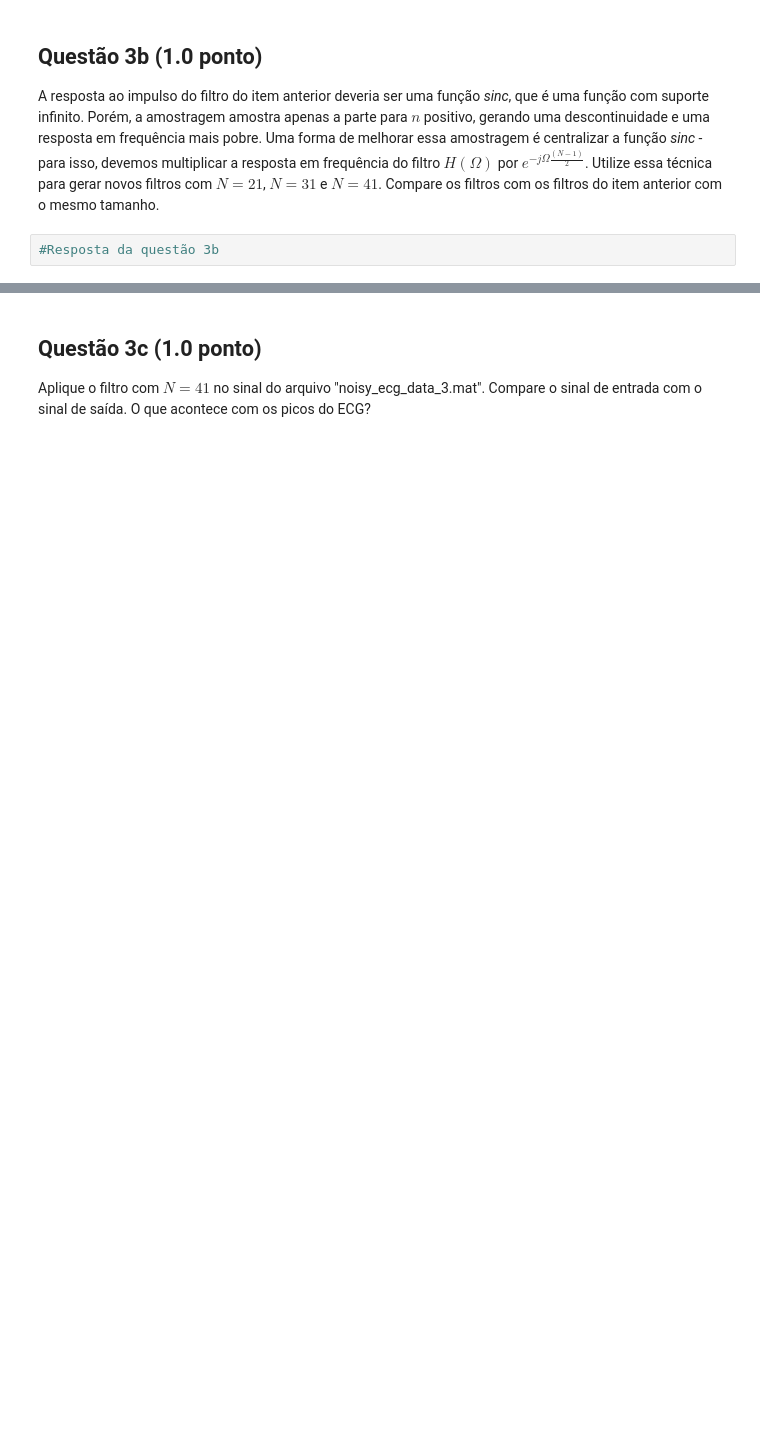
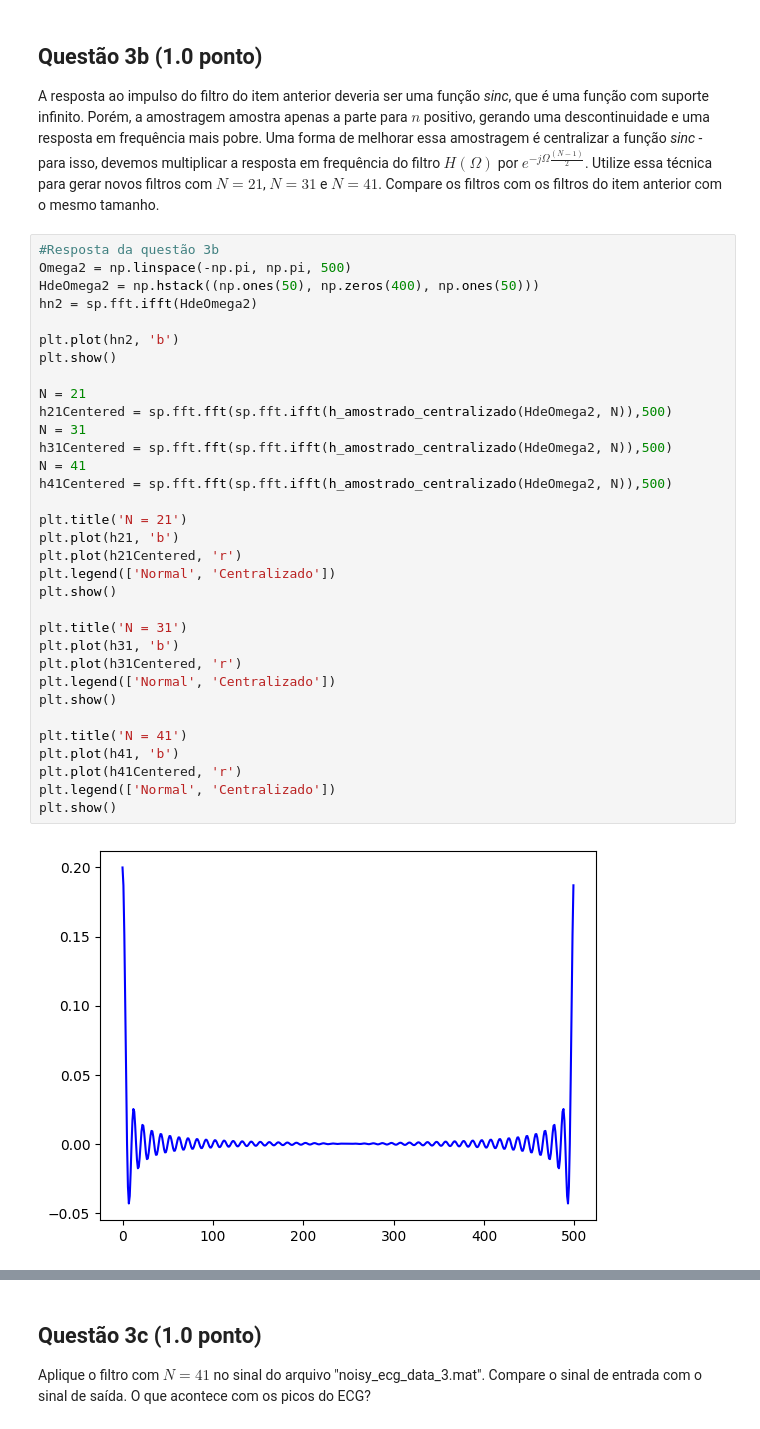
Before and after one commit to samuelandradematos/sstd_unb, a Jupyter notebook: Projeto_4/projeto4.ipynb, the cells around one changed output, grey strips where cells are left out. Saved outputs shown, nothing was run; the diff lists cells and outputs as text; blank space fills up the shorter version.

```diff
--- a/Projeto_4/projeto4.ipynb
+++ b/Projeto_4/projeto4.ipynb
@@ -233,5 +369,38 @@ Plote a resposta ao impulso $h\left[n\right]$ e a resposta em frequência $H\lef
 ## Questão 3b (1.0  ponto)
 
 A resposta ao impulso do filtro do item anterior deveria ser uma função *sinc*, que é uma função com suporte infinito. Porém, a amostragem amostra apenas a parte para $n$ positivo, gerando uma descontinuidade e uma resposta em frequência mais pobre. Uma forma de melhorar essa amostragem é centralizar a função *sinc* - para isso, devemos multiplicar a resposta em frequência do filtro $H\left(\Omega\right)$ por $e^{-j \Omega \frac{\left(N - 1\right)}{2}}$. Utilize essa técnica para gerar novos filtros com $N = 21$, $N = 31$ e $N = 41$. Compare os filtros com os filtros do item anterior com o mesmo tamanho.
-# %%
-#Resposta da questão 3b
+# %%
+#Resposta da questão 3b
+Omega2 = np.linspace(-np.pi, np.pi, 500)
+HdeOmega2 = np.hstack((np.ones(50), np.zeros(400), np.ones(50)))
+hn2 = sp.fft.ifft(HdeOmega2)
+
+plt.plot(hn2, 'b')
+plt.show()
+
+N = 21
+h21Centered = sp.fft.fft(sp.fft.ifft(h_amostrado_centralizado(HdeOmega2, N)),500)
+N = 31
+h31Centered = sp.fft.fft(sp.fft.ifft(h_amostrado_centralizado(HdeOmega2, N)),500)
+N = 41
+h41Centered = sp.fft.fft(sp.fft.ifft(h_amostrado_centralizado(HdeOmega2, N)),500)
+
+plt.title('N = 21')
+plt.plot(h21, 'b')
+plt.plot(h21Centered, 'r')
+plt.legend(['Normal', 'Centralizado'])
+plt.show()
+
+plt.title('N = 31')
+plt.plot(h31, 'b')
+plt.plot(h31Centered, 'r')
+plt.legend(['Normal', 'Centralizado'])
+plt.show()
+
+plt.title('N = 41')
+plt.plot(h41, 'b')
+plt.plot(h41Centered, 'r')
+plt.legend(['Normal', 'Centralizado'])
+plt.show()
+# %% [output]
+[figure, added]
```
Also changed, not shown: parts of 15 cells of this notebook, 1 other file.
